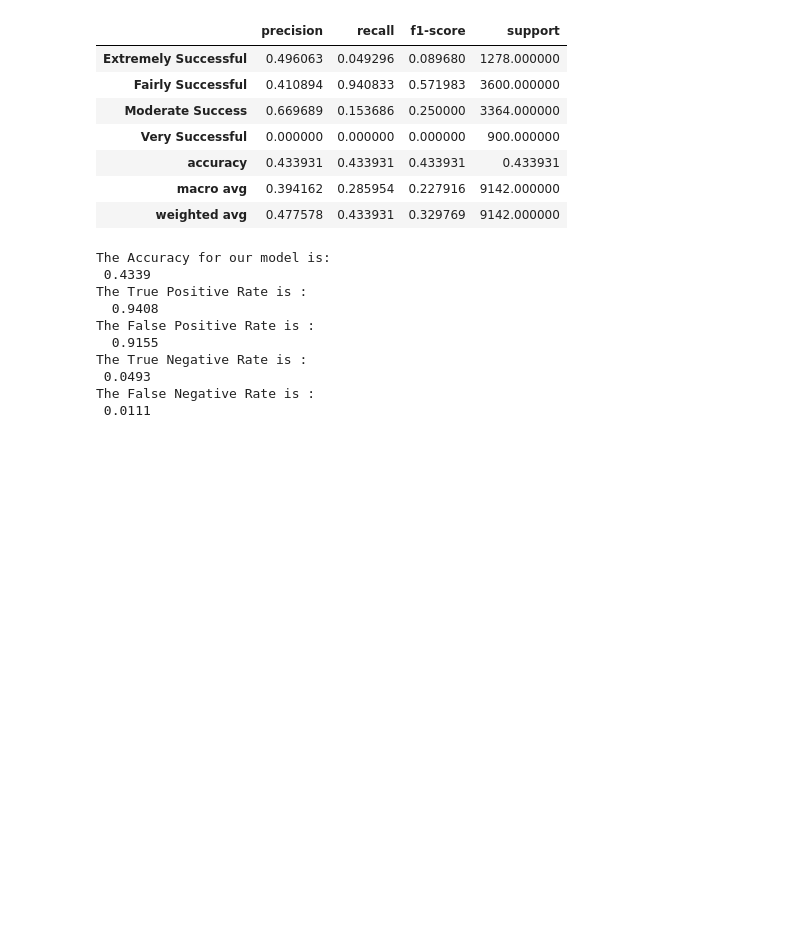
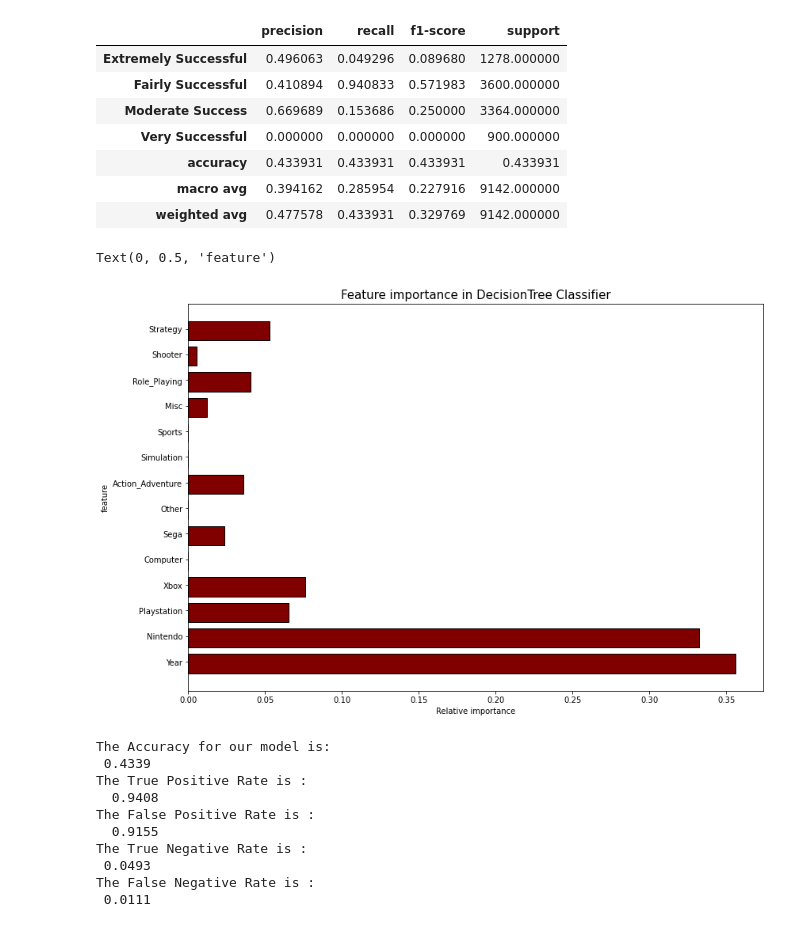
Before and after one commit to CaitlynCarney/video_game_sales, a Jupyter notebook: Workbooks/modeling.ipynb, the cells around one changed output. Drawn from its saved outputs; the diff is of its cells as text; code cells hidden in the pictures; blank space fills up the shorter version.

Commit message:
Modeling Notebook

```diff
--- a/Workbooks/modeling.ipynb
+++ b/Workbooks/modeling.ipynb
@@ -573,6 +573,31 @@ pd.DataFrame(class_report).T
 | accuracy | 0.433931 | 0.433931 | 0.433931 | 0.433931 |
 | macro avg | 0.394162 | 0.285954 | 0.227916 | 9142.000000 |
 | weighted avg | 0.477578 | 0.433931 | 0.329769 | 9142.000000 |
+# %%
+# create the model
+clf = DecisionTreeClassifier(max_depth=5, random_state=123)
+
+# fit to train
+clf.fit(X_train2, y_train2)
+
+col = X_train2.columns
+
+#modelname.feature_importance_
+dc_importances = clf.feature_importances_
+
+#plot
+fig, ax = plt.subplots(figsize=(13,9))
+width = .75 # the width of the bars
+ind = np.arange(len(dc_importances)) # the x locations for the groups
+plt.barh(ind, dc_importances, width, color="maroon", edgecolor='black')
+ax.set_yticks(ind+width/10)
+ax.set_yticklabels(col, minor=False)
+plt.title('Feature importance in DecisionTree Classifier', size=15)
+plt.xlabel('Relative importance')
+plt.ylabel('feature')
+# %% [output]
+Text(0, 0.5, 'feature')
+[figure, added]
 # %%
 accuracy = clf1.score(X_train2, y_train2)
 
```
Also changed, not shown: parts of 11 cells of this notebook.
